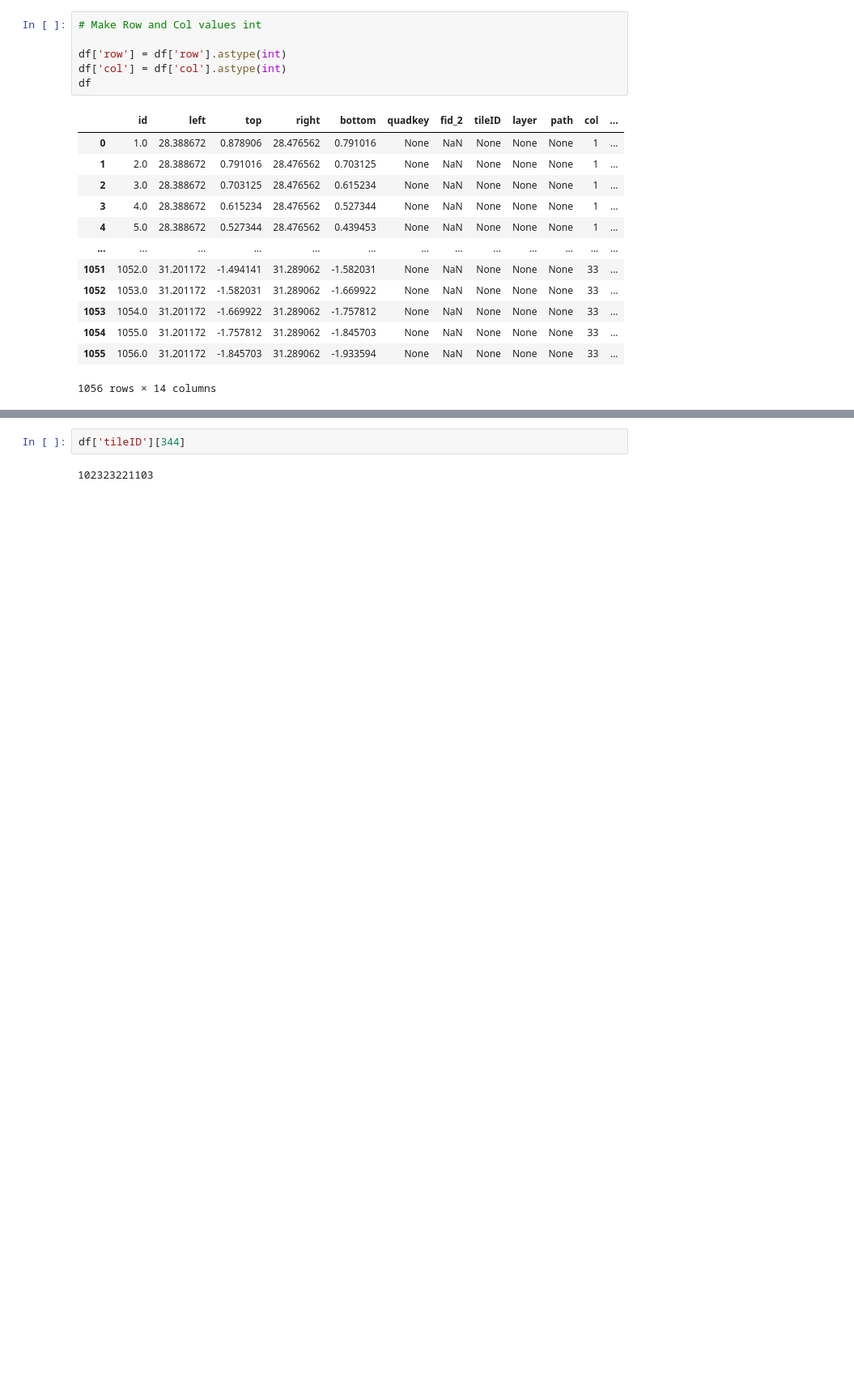
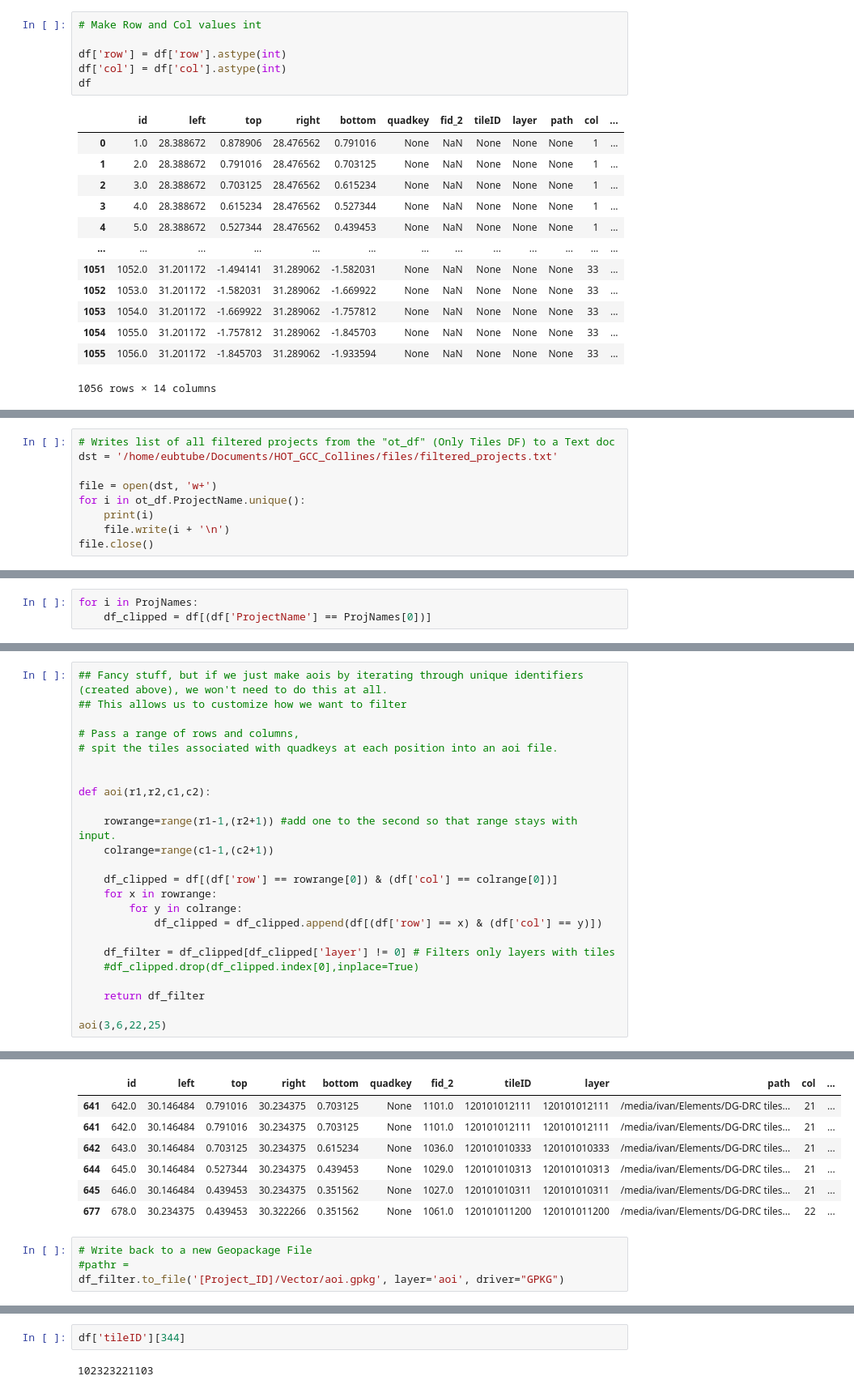
Before and after one commit to eubtube/HOT_GCC_Collines, a Jupyter notebook: scripts/iterate_grid.ipynb, the cells around one changed output, grey strips where cells are left out. Shown at 81% size. Saved outputs shown, nothing was run; the diff lists cells and outputs as text; blank space fills up the shorter version.

```diff
--- a/scripts/iterate_grid.ipynb
+++ b/scripts/iterate_grid.ipynb
@@ -146,0 +171,9 @@ df[df['layer'] != 0]
+# %%
+# Writes list of all filtered projects from the "ot_df" (Only Tiles DF) to a Text doc
+dst = '/home/eubtube/Documents/HOT_GCC_Collines/files/filtered_projects.txt'
+
+file = open(dst, 'w+')
+for i in ot_df.ProjectName.unique():
+    print(i)
+    file.write(i + '\n')
+file.close()
@@ -147 +229,4 @@ df[df['layer'] != 0]
+# %%
+for i in ProjNames:
+    df_clipped = df[(df['ProjectName'] == ProjNames[0])]
 # %%
@@ -148,0 +245,25 @@ df['tileID'] = df['tileID'].fillna(0).astype(int)
+# %%
+## Fancy stuff, but if we just make aois by iterating through unique identifiers (created above), we won't need to do this at all.
+## This allows us to customize how we want to filter
+
+# Pass a range of rows and columns,
+# spit the tiles associated with quadkeys at each position into an aoi file.
+
+
+def aoi(r1,r2,c1,c2):
+
+    rowrange=range(r1-1,(r2+1)) #add one to the second so that range stays with input.
+    colrange=range(c1-1,(c2+1))
+
+    df_clipped = df[(df['row'] == rowrange[0]) & (df['col'] == colrange[0])]
+    for x in rowrange:
+        for y in colrange:
+            df_clipped = df_clipped.append(df[(df['row'] == x) & (df['col'] == y)])
+
+    df_filter = df_clipped[df_clipped['layer'] != 0] # Filters only layers with tiles
+    #df_clipped.drop(df_clipped.index[0],inplace=True)
+
+    return df_filter
+
+aoi(3,6,22,25)
+# %% [output]
@@ -148,0 +288,11 @@ df['tileID'] = df['tileID'].fillna(0).astype(int)
+|  | id | left | top | right | bottom | quadkey | fid_2 | tileID | layer | path | col | ... |
+| 641 | 642.0 | 30.146484 | 0.791016 | 30.234375 | 0.703125 | None | 1101.0 | 120101012111 | 120101012111 | /media/ivan/Elements/DG-DRC tiles... | 21 | ... |
+| 641 | 642.0 | 30.146484 | 0.791016 | 30.234375 | 0.703125 | None | 1101.0 | 120101012111 | 120101012111 | /media/ivan/Elements/DG-DRC tiles... | 21 | ... |
+| 642 | 643.0 | 30.146484 | 0.703125 | 30.234375 | 0.615234 | None | 1036.0 | 120101010333 | 120101010333 | /media/ivan/Elements/DG-DRC tiles... | 21 | ... |
+| 644 | 645.0 | 30.146484 | 0.527344 | 30.234375 | 0.439453 | None | 1029.0 | 120101010313 | 120101010313 | /media/ivan/Elements/DG-DRC tiles... | 21 | ... |
+| 645 | 646.0 | 30.146484 | 0.439453 | 30.234375 | 0.351562 | None | 1027.0 | 120101010311 | 120101010311 | /media/ivan/Elements/DG-DRC tiles... | 21 | ... |
+| 677 | 678.0 | 30.234375 | 0.439453 | 30.322266 | 0.351562 | None | 1061.0 | 120101011200 | 120101011200 | /media/ivan/Elements/DG-DRC tiles... | 22 | ... |
+# %%
+# Write back to a new Geopackage File
+#pathr =
+df_filter.to_file('[Project_ID]/Vector/aoi.gpkg', layer='aoi', driver="GPKG")
```
Also changed, not shown: parts of 20 cells of this notebook, 1 other file.
